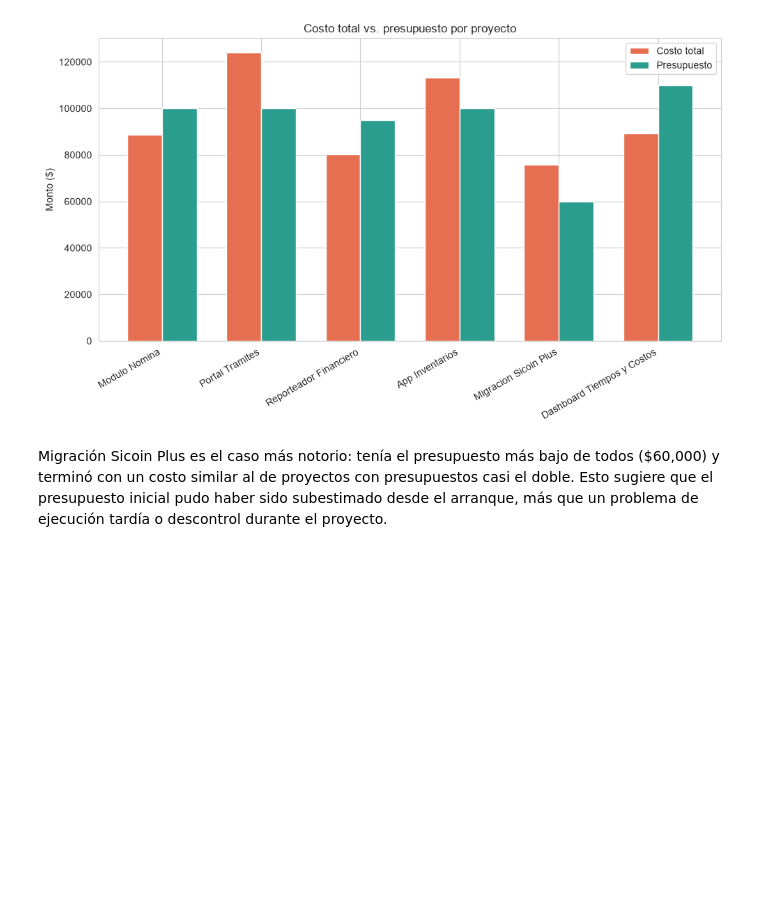
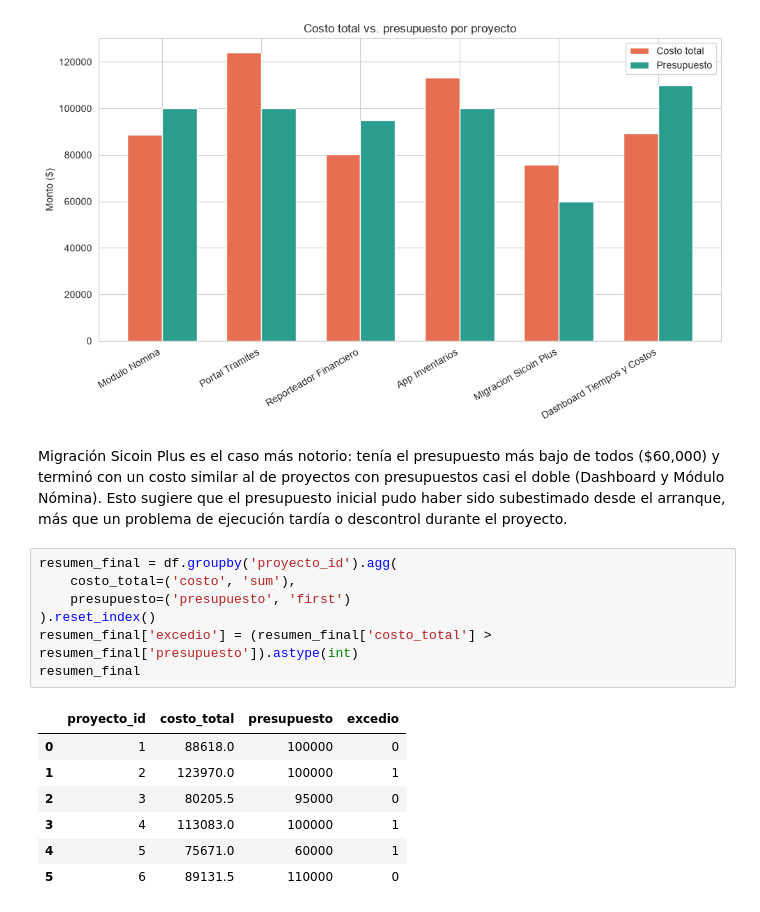
Before and after one commit to NotMyRiceVEVO/Prueba_Mawi, a Jupyter notebook: analisis-datos/EDA_y_Modelo.ipynb, the cells around one changed output. Drawn from its saved outputs; the diff is of its cells as text; blank space fills up the shorter version.

```diff
--- a/analisis-datos/EDA_y_Modelo.ipynb
+++ b/analisis-datos/EDA_y_Modelo.ipynb
@@ -104,4 +104,19 @@ plt.show()
 # %% [output]
 [figure]
 # %% [markdown]
-Migración Sicoin Plus es el caso más notorio: tenía el presupuesto más bajo de todos ($60,000) y terminó con un costo similar al de proyectos con presupuestos casi el doble. Esto sugiere que el presupuesto inicial pudo haber sido subestimado desde el arranque, más que un problema de ejecución tardía o descontrol durante el proyecto.
+Migración Sicoin Plus es el caso más notorio: tenía el presupuesto más bajo de todos ($60,000) y terminó con un costo similar al de proyectos con presupuestos casi el doble (Dashboard y Módulo Nómina). Esto sugiere que el presupuesto inicial pudo haber sido subestimado desde el arranque, más que un problema de ejecución tardía o descontrol durante el proyecto.
+# %%
+resumen_final = df.groupby('proyecto_id').agg(
+    costo_total=('costo', 'sum'),
+    presupuesto=('presupuesto', 'first')
+).reset_index()
+resumen_final['excedio'] = (resumen_final['costo_total'] > resumen_final['presupuesto']).astype(int)
+resumen_final
+# %% [output]
+|  | proyecto_id | costo_total | presupuesto | excedio |
+| 0 | 1 | 88618.0 | 100000 | 0 |
+| 1 | 2 | 123970.0 | 100000 | 1 |
+| 2 | 3 | 80205.5 | 95000 | 0 |
+| 3 | 4 | 113083.0 | 100000 | 1 |
+| 4 | 5 | 75671.0 | 60000 | 1 |
+| 5 | 6 | 89131.5 | 110000 | 0 |
```
Also changed, not shown: parts of 1 cell of this notebook.
